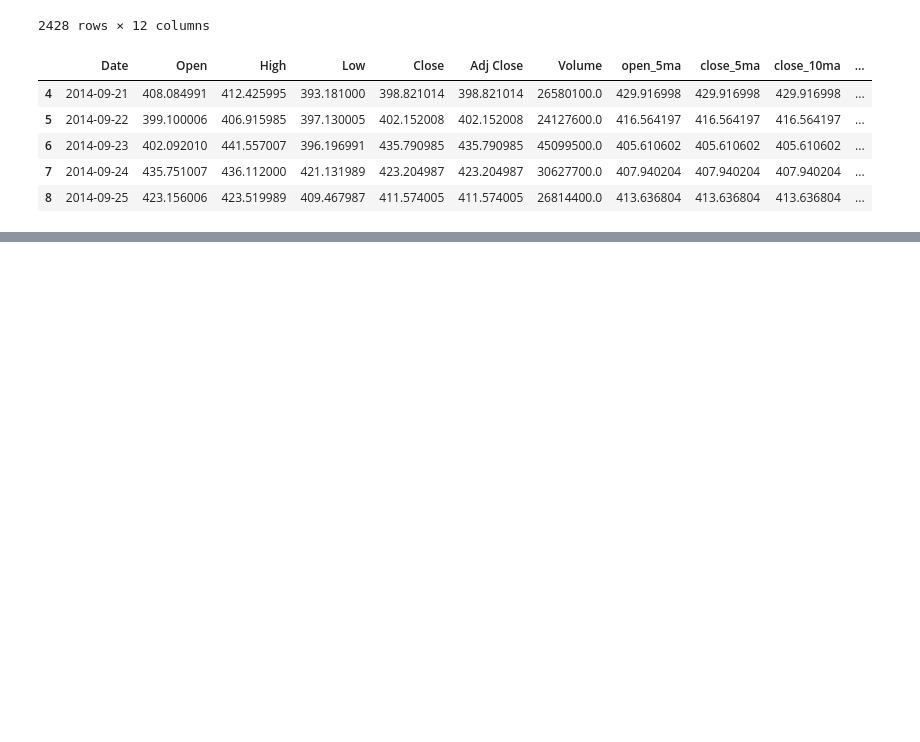
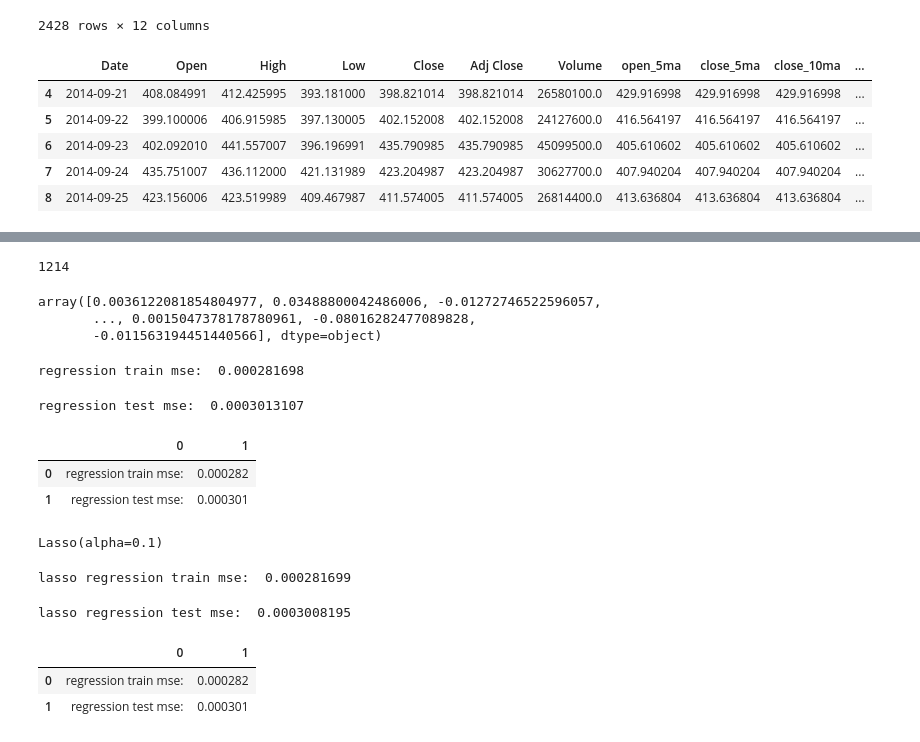
Before and after one commit to KennethWYLee/BasicPython, a Jupyter notebook: AI_bitcoin_prediction.ipynb, the cells around one changed output, grey strips where cells are left out. Cells and saved outputs as stored; diff of their text form; code cells hidden in the pictures; blank space fills up the shorter version.

```diff
--- a/AI_bitcoin_prediction.ipynb
+++ b/AI_bitcoin_prediction.ipynb
@@ -339,0 +457,2 @@ modify_BTC.tail()
+# %%
+y_test = y.iloc[1214:]
@@ -339,0 +472,2 @@ modify_BTC.tail()
+# %%
+reg = LinearRegression().fit(X_train, y_train)
@@ -339,0 +479,10 @@ modify_BTC.tail()
+# %%
+reg.predict(X_train).size
+# %% [output]
+1214
+# %%
+y_train.to_numpy()
+# %% [output]
+array([0.0036122081854804977, 0.03488800042486006, -0.01272746522596057,
+       ..., 0.0015047378178780961, -0.08016282477089828,
+       -0.011563194451440566], dtype=object)
@@ -339,0 +491,60 @@ modify_BTC.tail()
+# %%
+y_true_train = y_train.to_numpy()
+y_pred_train = reg.predict(X_train)
+print("regression train mse: ", round(mean_squared_error(y_true_train, y_pred_train), 10))
+# %% [output]
+regression train mse:  0.000281698
+# %%
+y_true_test = y_test.to_numpy()
+y_pred_test = reg.predict(X_test)
+print("regression test mse: ", round(mean_squared_error(y_true_test, y_pred_test), 10))
+# %% [output]
+regression test mse:  0.0003013107
+# %%
+result = []
+row = []
+row.append("regression train mse: ")
+row.append(round(mean_squared_error(y_true_train, y_pred_train), 10))
+result.append(row)
+row = []
+row.append("regression test mse: ")
+row.append(round(mean_squared_error(y_true_test, y_pred_test), 10))
+result.append(row)
+pd.DataFrame(result)
+# %% [output]
+|  | 0 | 1 |
+| 0 | regression train mse: | 0.000282 |
+| 1 | regression test mse: | 0.000301 |
+# %%
+from sklearn import linear_model
+reg = linear_model.Lasso(alpha=0.1)
+reg.fit(X_train, y_train)
+# %% [output]
+Lasso(alpha=0.1)
+# %%
+y_true_train = y_train.to_numpy()
+y_pred_train = reg.predict(X_train)
+print("lasso regression train mse: ", round(mean_squared_error(y_true_train, y_pred_train), 10))
+# %% [output]
+lasso regression train mse:  0.000281699
+# %%
+y_true_test = y_test.to_numpy()
+y_pred_test = reg.predict(X_test)
+print("lasso regression test mse: ", round(mean_squared_error(y_true_test, y_pred_test), 10))
+# %% [output]
+lasso regression test mse:  0.0003008195
+# %%
+result = []
+row = []
+row.append("regression train mse: ")
+row.append(round(mean_squared_error(y_true_train, y_pred_train), 10))
+result.append(row)
+row = []
+row.append("regression test mse: ")
+row.append(round(mean_squared_error(y_true_test, y_pred_test), 10))
+result.append(row)
+pd.DataFrame(result)
+# %% [output]
+|  | 0 | 1 |
+| 0 | regression train mse: | 0.000282 |
+| 1 | regression test mse: | 0.000301 |
```
Also changed, not shown: parts of 26 cells of this notebook.
